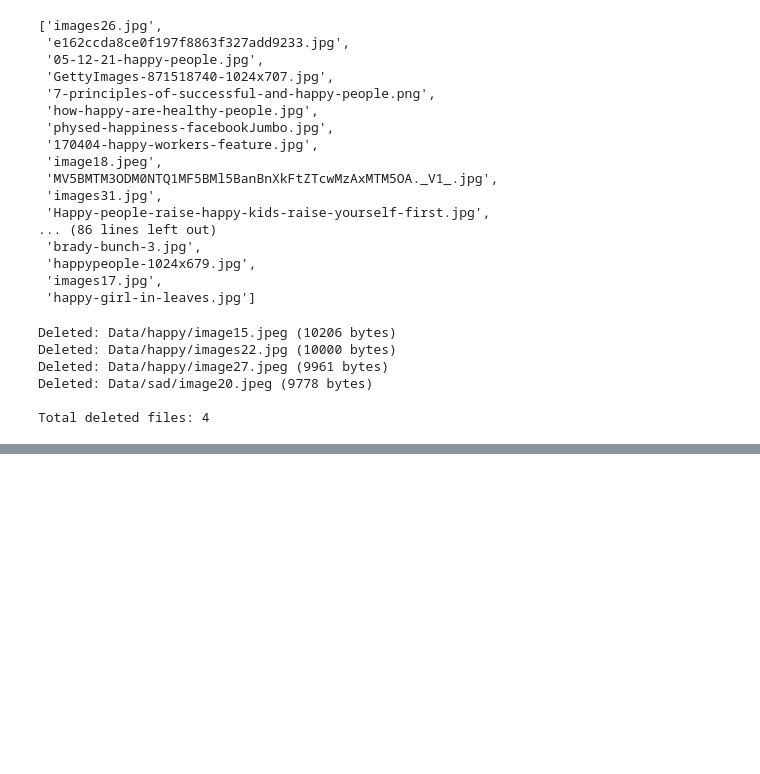
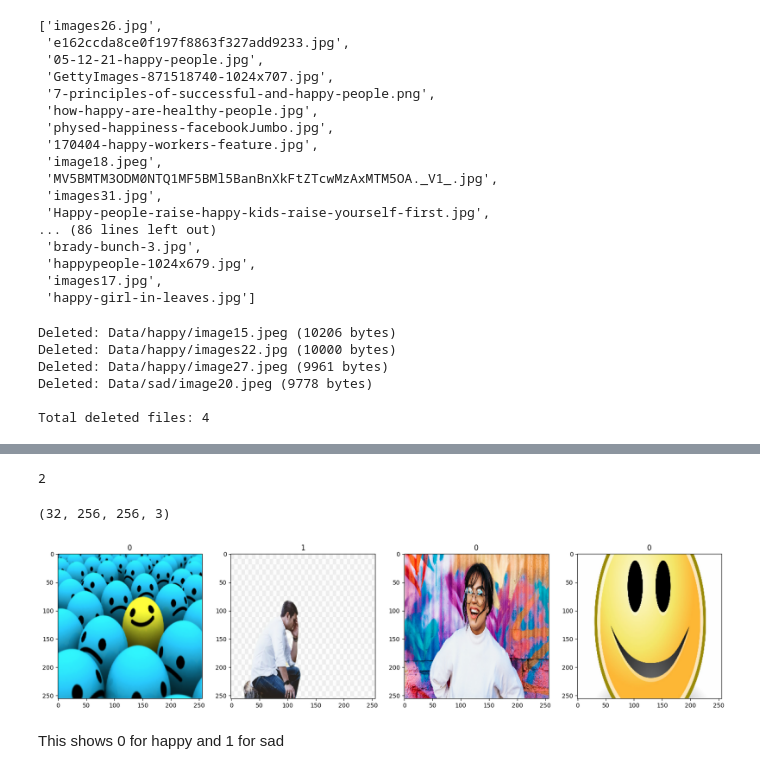
Before and after one commit to Rishabhh3/Image-Sentiment-Analysis, a Jupyter notebook: image_sentiment_classification.ipynb, the cells around one changed output, grey strips where cells are left out. Saved outputs shown, nothing was run; the diff lists cells and outputs as text; code cells hidden in the pictures; blank space fills up the shorter version.

Commit message:
Loading the Data

```diff
--- a/image_sentiment_classification.ipynb
+++ b/image_sentiment_classification.ipynb
@@ -102,0 +110,3 @@ for image_class in os.listdir(data_dir): # goes inside folder of data_dir = Data
+# %%
+data = tf.keras.utils.image_dataset_from_directory('Data')
+# it will do the work for you like resizing and other preprocessing stuff
@@ -102,0 +119,4 @@ for image_class in os.listdir(data_dir): # goes inside folder of data_dir = Data
+# %%
+# we want to use this data so convert it into numpy iterator
+data_iterator = data.as_numpy_iterator()
+data_iterator # allowing us to access our data pipeline
@@ -102,0 +125,3 @@ for image_class in os.listdir(data_dir): # goes inside folder of data_dir = Data
+# %%
+# now grabbing one batch
+batch = data_iterator.next()
@@ -102,0 +148,21 @@ for image_class in os.listdir(data_dir): # goes inside folder of data_dir = Data
+# %%
+len(batch)
+# 2 parts one is image representation and the other is label
+# %% [output]
+2
+# %%
+# images represented as numpy arrays
+batch[0].shape
+# batch size of 32  based on keras.utils.image.... we can change batch size
+# keras utility automatically batches them in size - preprocessing
+# %% [output]
+(32, 256, 256, 3)
+# %%
+fig, ax = plt.subplots(ncols=4, figsize =(20,20))
+for idx, img in enumerate(batch[0][:4]):
+    ax[idx].imshow(img.astype(int))
+    ax[idx].title.set_text(batch[1][idx])
+# %% [output]
+[figure, added]
+# %% [markdown]
+This shows 0 for happy and 1 for sad
```
Also changed, not shown: parts of 7 cells of this notebook.
